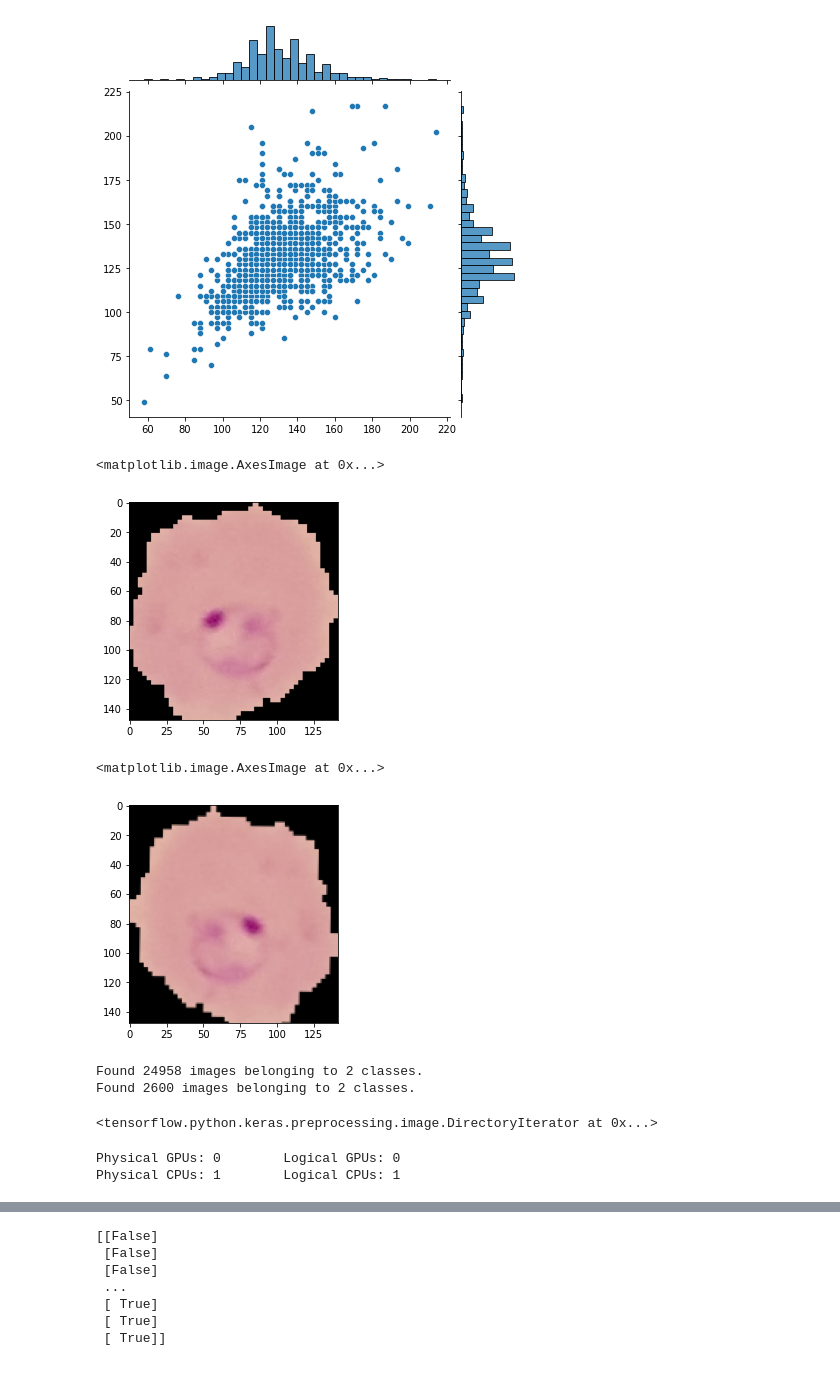
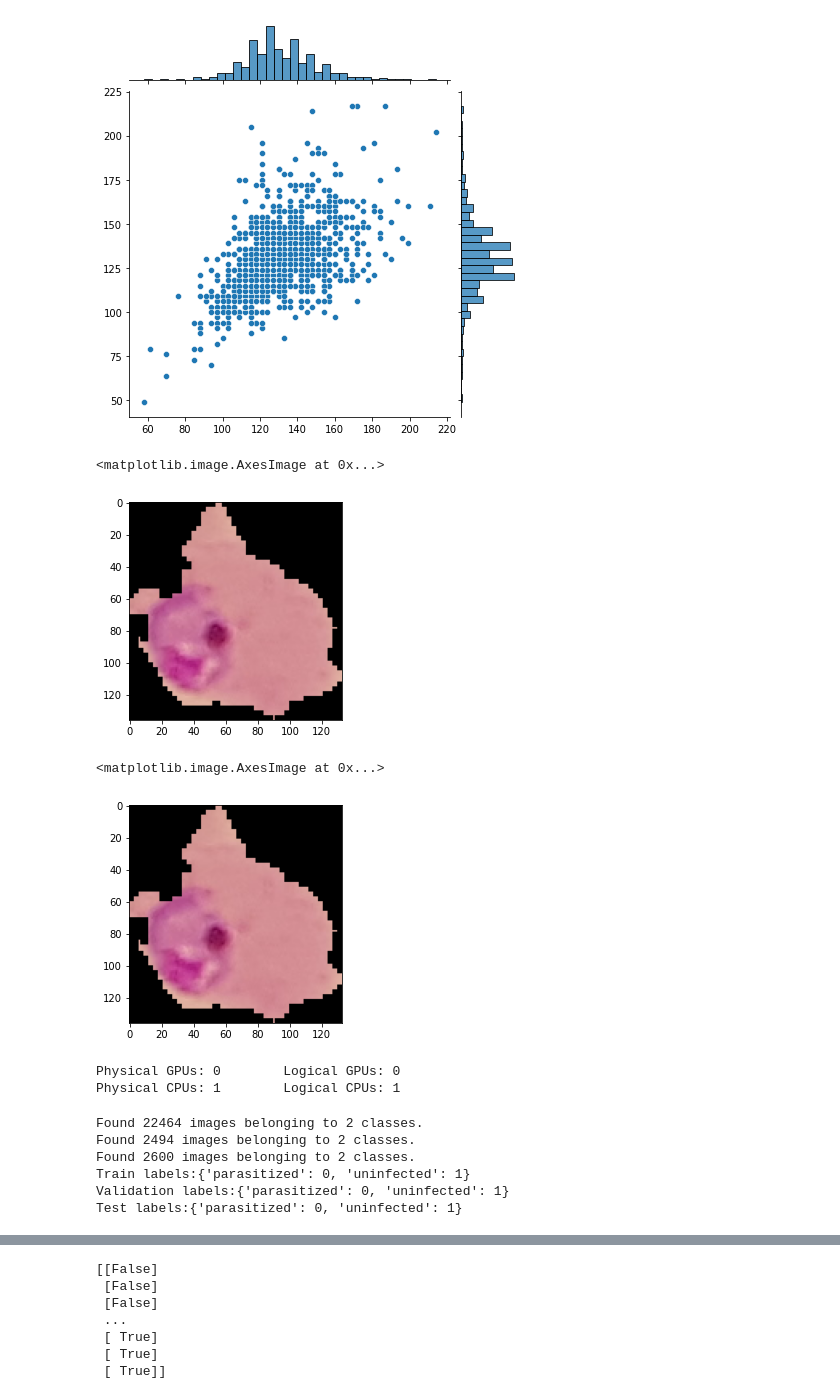
Before and after one commit to suvrodeep/Playing-with-Neural-Networks, a Jupyter notebook: cnn_cell_images.ipynb, the cells around one changed output, grey strips where cells are left out. Saved outputs shown, nothing was run; the diff lists cells and outputs as text; code cells hidden in the pictures.

```diff
--- a/cnn_cell_images.ipynb
+++ b/cnn_cell_images.ipynb
@@ -245,23 +246,17 @@ image_gen = ImageDataGenerator(rotation_range=20, width_shift_range=0.1, height_
+# %%
+# Visualize a test image
+test_rara_cell_path = test_path+'/parasitized/'+os.listdir(test_path+"/parasitized")[0]
 # %%
-para_img = imread(para_cell)
+para_img = imread(test_rara_cell_path)
 plt.imshow(para_img)
 # %% [output]
 <matplotlib.image.AxesImage at 0x...>
-[figure, old version]
+[figure, new version]
 # %%
-plt.imshow(image_gen.random_transform(para_img))
+plt.imshow(train_image_gen.random_transform(para_img))
 # %% [output]
 <matplotlib.image.AxesImage at 0x...>
-[figure, old version]
+[figure, new version]
-# %%
-# Setting up flow paths for ImageDataGenerator
-# Folder sturucture should contain a sub-folder for each class
-image_gen.flow_from_directory(train_path)
-image_gen.flow_from_directory(test_path)
-# %% [output]
-Found 24958 images belonging to 2 classes.
-Found 2600 images belonging to 2 classes.
-<tensorflow.python.keras.preprocessing.image.DirectoryIterator at 0x...>
 # %%
 # Prepare GPU
 def prep_gpu():
@@ -286,6 +281,25 @@ with warnings.catch_warnings():
 # %% [output]
 Physical GPUs: 0        Logical GPUs: 0
 Physical CPUs: 1        Logical CPUs: 1
+# %%
+# Define batch size and generators
+batch_size = 64
+train_image_flow = train_image_gen.flow_from_directory(directory=train_path, target_size=image_shape[:2], color_mode='rgb', batch_size=batch_size,
+                                                       class_mode='binary', shuffle=True, subset="training")
+val_data_flow = train_image_gen.flow_from_directory(directory=train_path, target_size=image_shape[:2], color_mode='rgb', batch_size=batch_size,
+                                                    class_mode='binary', shuffle=True, subset="validation")
+test_image_flow = test_image_gen.flow_from_directory(directory=test_path, target_size=image_shape[:2], color_mode='rgb', batch_size=batch_size,
+                                                     class_mode='binary', shuffle=False)
+
+print("Train labels:{} \nValidation labels:{} \nTest labels:{}".format(train_image_flow.class_indices, val_data_flow.class_indices,
+                                                                        test_image_flow.class_indices))
+# %% [output]
+Found 22464 images belonging to 2 classes.
+Found 2494 images belonging to 2 classes.
+Found 2600 images belonging to 2 classes.
+Train labels:{'parasitized': 0, 'uninfected': 1}
+Validation labels:{'parasitized': 0, 'uninfected': 1}
+Test labels:{'parasitized': 0, 'uninfected': 1}
 # %%
 # Build model
 backend.clear_session()
```
Also changed, not shown: parts of 10 cells of this notebook.
